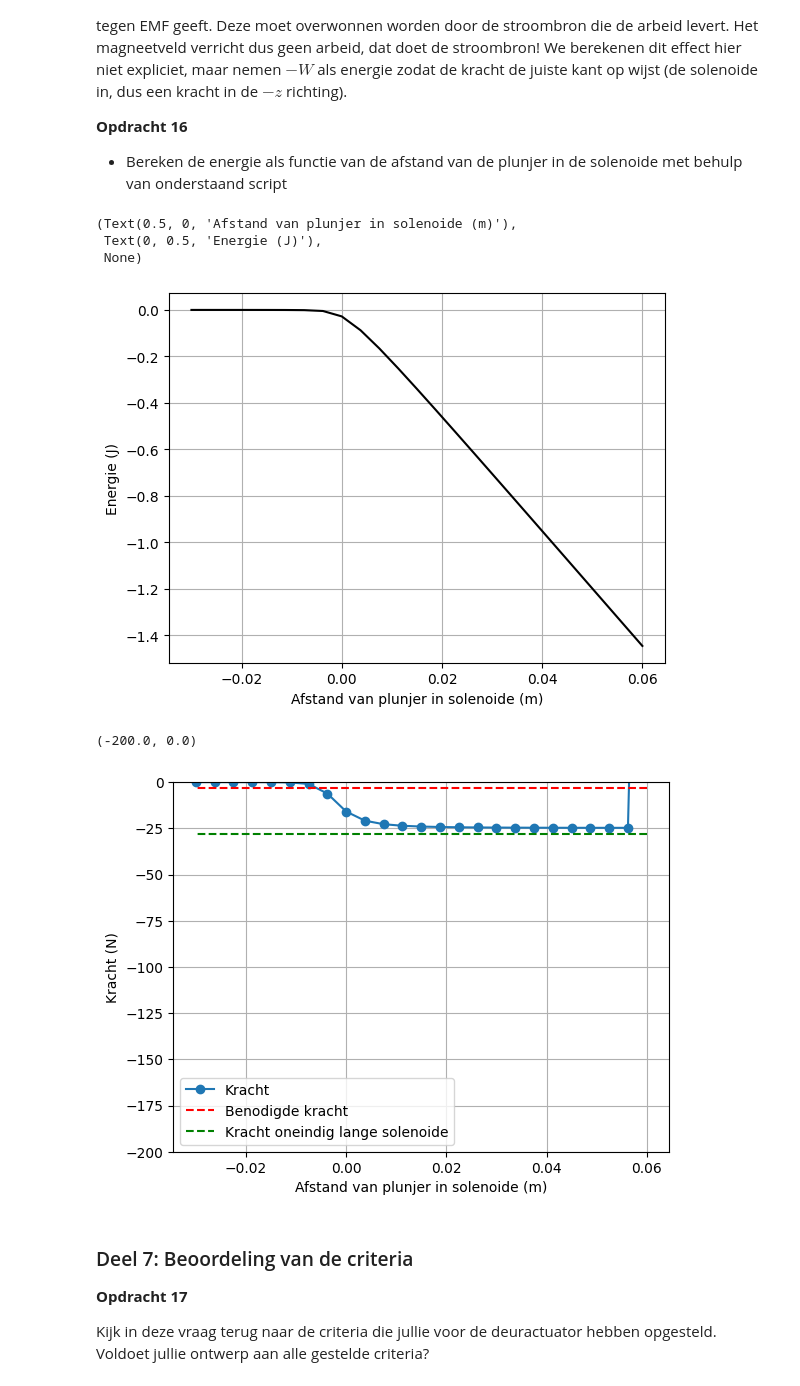
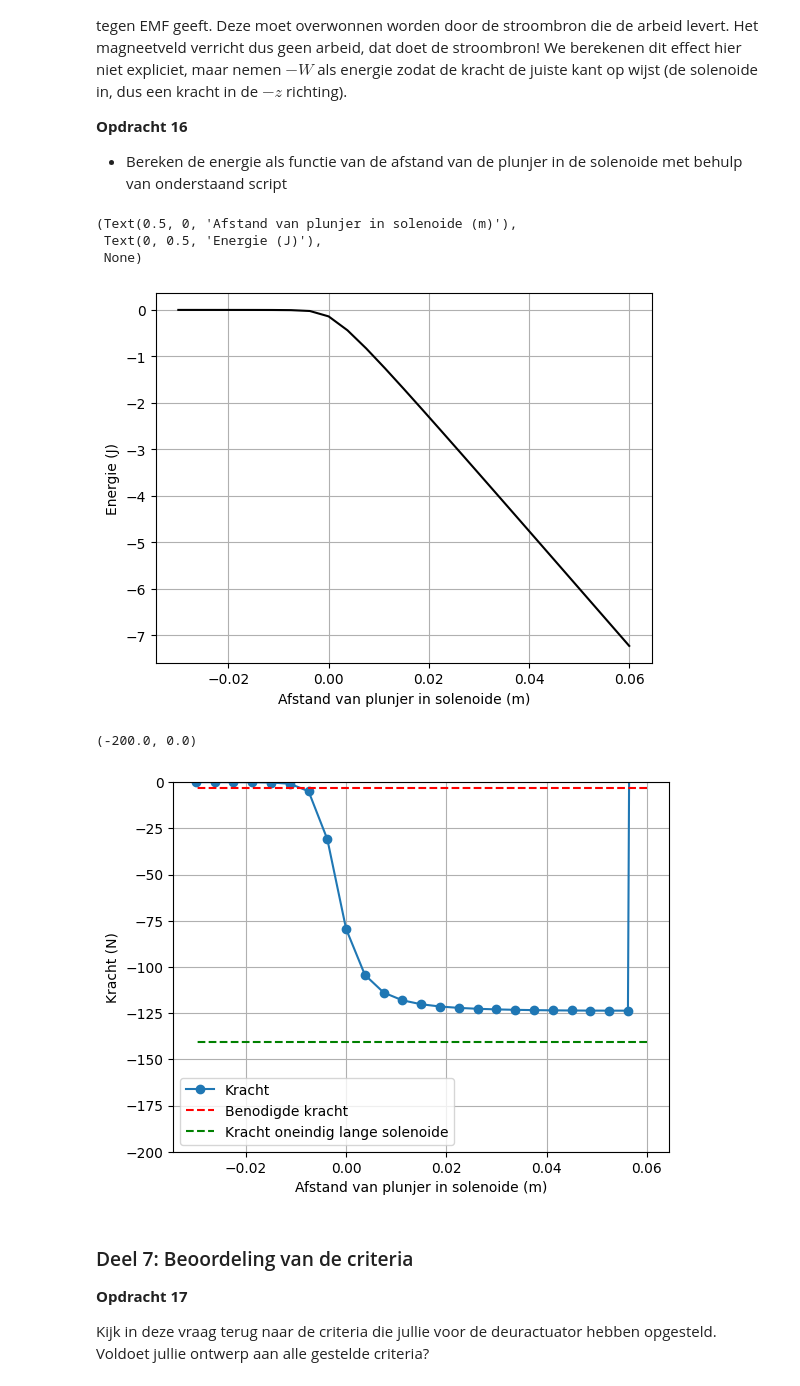
Before and after one commit to Xander1611/opdrachten-DEF-D-AB, a Jupyter notebook: 2KrachtactuatorOpdracht/2KrachtactuatorOpdracht/KrachtactuatorOpdracht.ipynb, the cells around one changed output. Drawn from its saved outputs; the diff is of its cells as text; code cells hidden in the pictures.

```diff
--- a/2KrachtactuatorOpdracht/2KrachtactuatorOpdracht/KrachtactuatorOpdracht.ipynb
+++ b/2KrachtactuatorOpdracht/2KrachtactuatorOpdracht/KrachtactuatorOpdracht.ipynb
@@ -620,20 +620,20 @@ Zoals je uit je berekening voor het $\mathbf{H}$ kan zien is de energie van de p
 # %%
 r_s = r_sol
 L_s = L_sol
 
-mu_r = 1000
+mu_r = 5000
 mu_0 = 4 * np.pi * 1e-7
 
 # integrate the field up to point z_p
 Wz=-0.5*np.pi*r_s**2*np.cumsum(np.flipud(H_ax)*mu_r*mu_0*np.flipud(H_ax))*(z_ax[1] - z_ax[0])
 
 plt.plot(L_s/2 - z_ax, np.flipud(Wz), '-k')
 plt.xlabel('Afstand van plunjer in solenoide (m)'), plt.ylabel('Energie (J)'), plt.grid()
 # %% [output]
 (Text(0.5, 0, 'Afstand van plunjer in solenoide (m)'),
  Text(0, 0.5, 'Energie (J)'),
  None)
-[figure, old version]
+[figure, new version]
 # %%
 force_analytical = -mu_0*mu_r*np.pi*r_s**2*aantal_omwent**2*I**2/2/L_s**2 # Kracht uitrekenen numeriek
 force_numerical=np.diff(Wz, n=1, append=[0])/(z_ax[1] - z_ax[0]) # Kracht uitrekenen
@@ -646,7 +646,7 @@ plt.xlabel('Afstand van plunjer in solenoide (m)'), plt.ylabel('Kracht (N)'), pl
 plt.ylim([-200, 0])
 # %% [output]
 (-200.0, 0.0)
-[figure, old version]
+[figure, new version]
 # %% [markdown]
 ### Deel 7: Beoordeling van de criteria
 **Opdracht 17**
```
